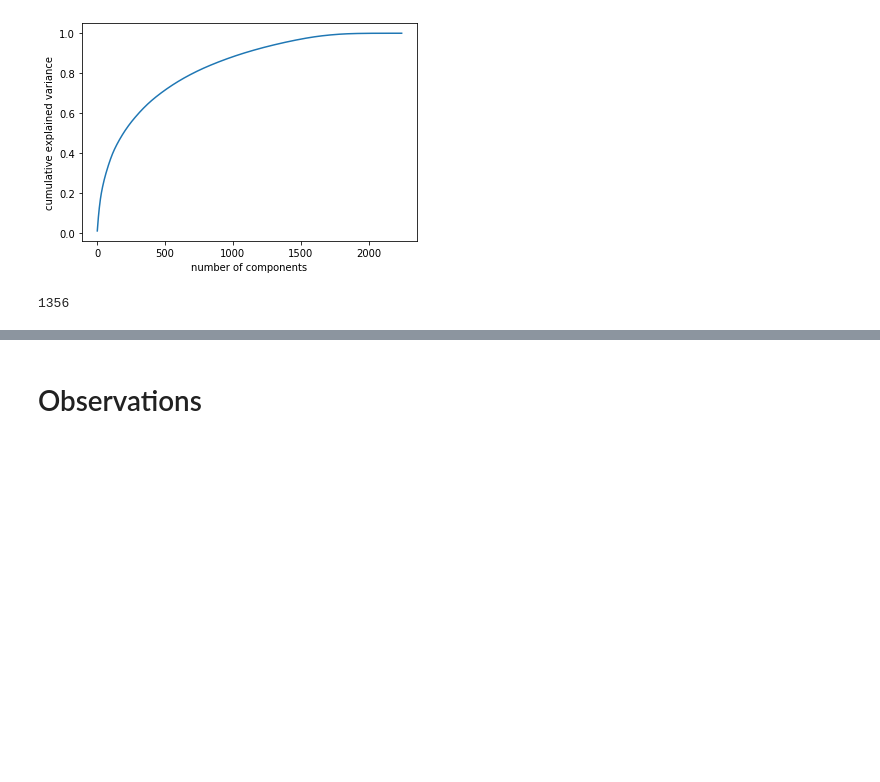
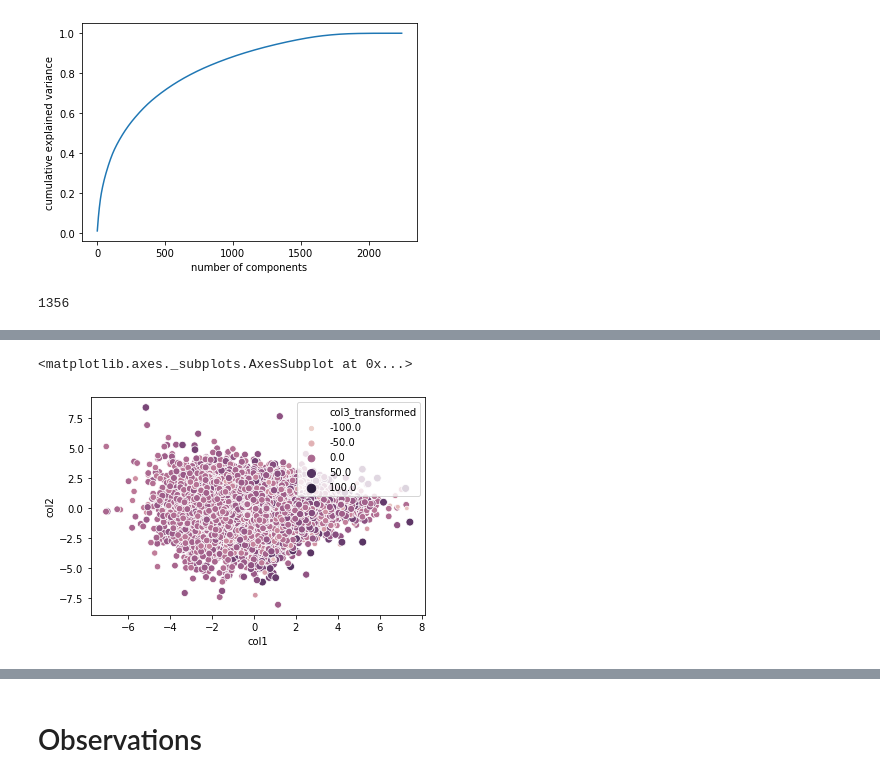
Before and after one commit to dhairyasheelsutar/Document-Information-Retrieval, a Jupyter notebook: EDA.ipynb, the cells around one changed output, grey strips where cells are left out. Drawn from its saved outputs; the diff is of its cells as text; code cells hidden in the pictures; blank space fills up the shorter version.

```diff
--- a/EDA.ipynb
+++ b/EDA.ipynb
@@ -197,0 +218,6 @@ select_n_components(svd.explained_variance_ratio_, 0.95)
+# %%
+pca = PCA(n_components=3)
+# %%
+pca_transformed = pca.fit_transform(doc2vec.docvecs.vectors_docs)
+# %%
+pca_transformed = pd.DataFrame(pca_transformed, columns=["col1", "col2", "col3"])
@@ -197,0 +233,7 @@ select_n_components(svd.explained_variance_ratio_, 0.95)
+# %%
+pca_transformed["col3_transformed"] = pca_transformed["col3"]*10
+# %%
+sns.scatterplot(x="col1", y="col2", hue="col3_transformed", data=pca_transformed, size="col3_transformed")
+# %% [output]
+<matplotlib.axes._subplots.AxesSubplot at 0x...>
+[figure, added]
```
Also changed, not shown: parts of 21 cells of this notebook, 1 other file.
